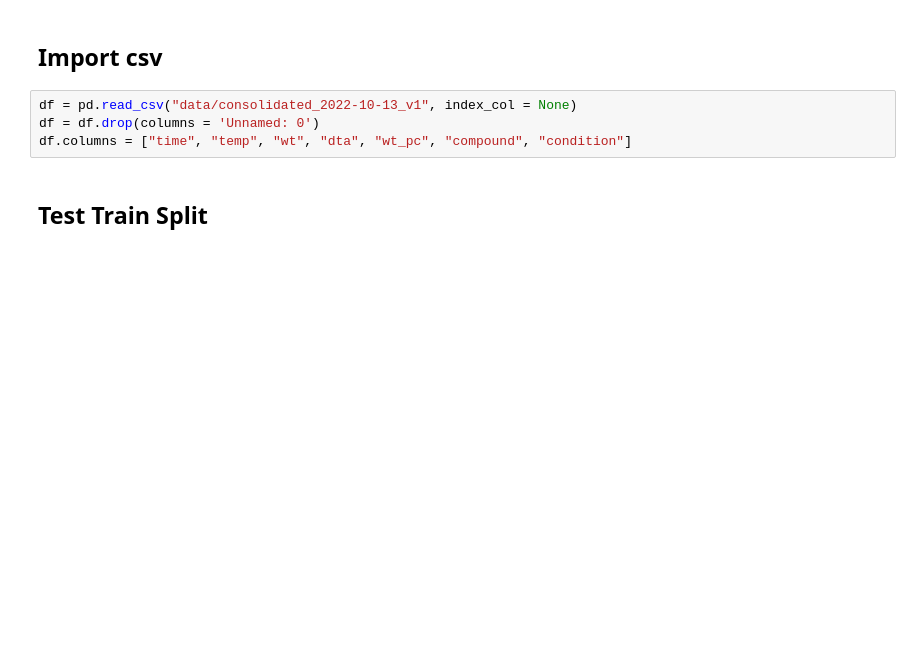
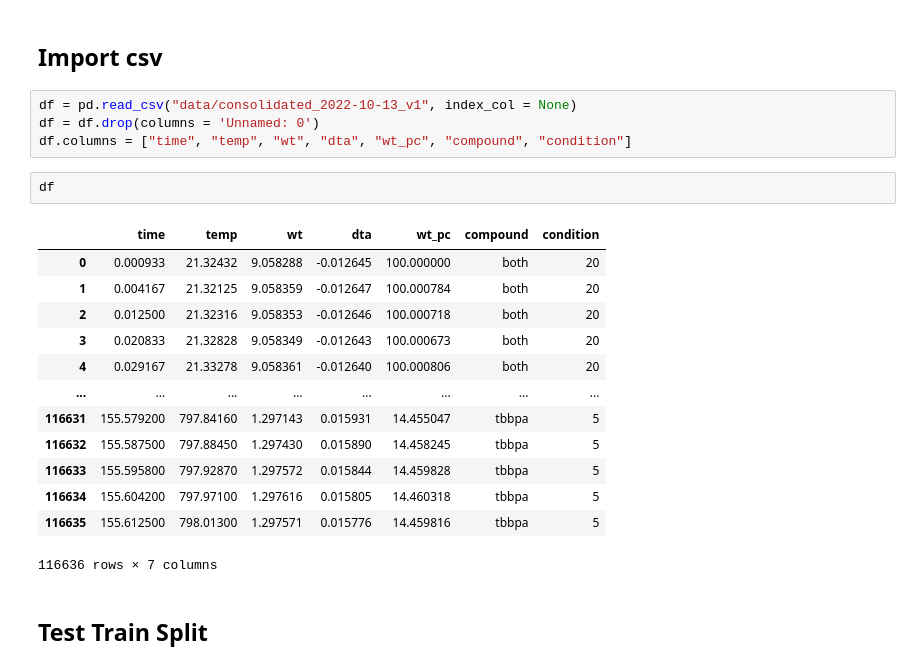
Before and after one commit to vigchandra/TGA_ANN_pred, a Jupyter notebook: Modelling.ipynb, the cells around one changed output. Cells and saved outputs as stored; diff of their text form; blank space fills up the shorter version.

```diff
--- a/Modelling.ipynb
+++ b/Modelling.ipynb
@@ -14,6 +14,22 @@ DataTransformerRegistry.enable('default')
 df = pd.read_csv("data/consolidated_2022-10-13_v1", index_col = None)
 df = df.drop(columns = 'Unnamed: 0')
 df.columns = ["time", "temp", "wt", "dta", "wt_pc", "compound", "condition"]
+# %%
+df
+# %% [output]
+|  | time | temp | wt | dta | wt_pc | compound | condition |
+| 0 | 0.000933 | 21.32432 | 9.058288 | -0.012645 | 100.000000 | both | 20 |
+| 1 | 0.004167 | 21.32125 | 9.058359 | -0.012647 | 100.000784 | both | 20 |
+| 2 | 0.012500 | 21.32316 | 9.058353 | -0.012646 | 100.000718 | both | 20 |
+| 3 | 0.020833 | 21.32828 | 9.058349 | -0.012643 | 100.000673 | both | 20 |
+| 4 | 0.029167 | 21.33278 | 9.058361 | -0.012640 | 100.000806 | both | 20 |
+| ... | ... | ... | ... | ... | ... | ... | ... |
+| 116631 | 155.579200 | 797.84160 | 1.297143 | 0.015931 | 14.455047 | tbbpa | 5 |
+| 116632 | 155.587500 | 797.88450 | 1.297430 | 0.015890 | 14.458245 | tbbpa | 5 |
+| 116633 | 155.595800 | 797.92870 | 1.297572 | 0.015844 | 14.459828 | tbbpa | 5 |
+| 116634 | 155.604200 | 797.97100 | 1.297616 | 0.015805 | 14.460318 | tbbpa | 5 |
+| 116635 | 155.612500 | 798.01300 | 1.297571 | 0.015776 | 14.459816 | tbbpa | 5 |
+116636 rows × 7 columns
 # %% [markdown]
 ## Test Train Split
 # %%
```
Also changed, not shown: parts of 17 cells of this notebook.
